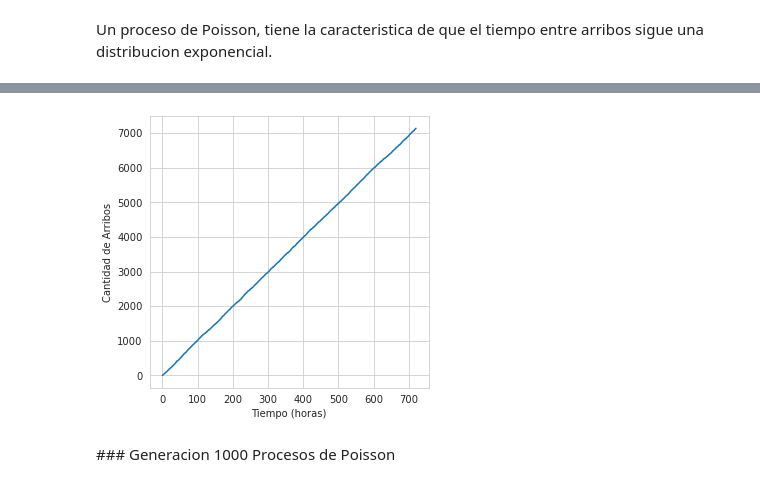
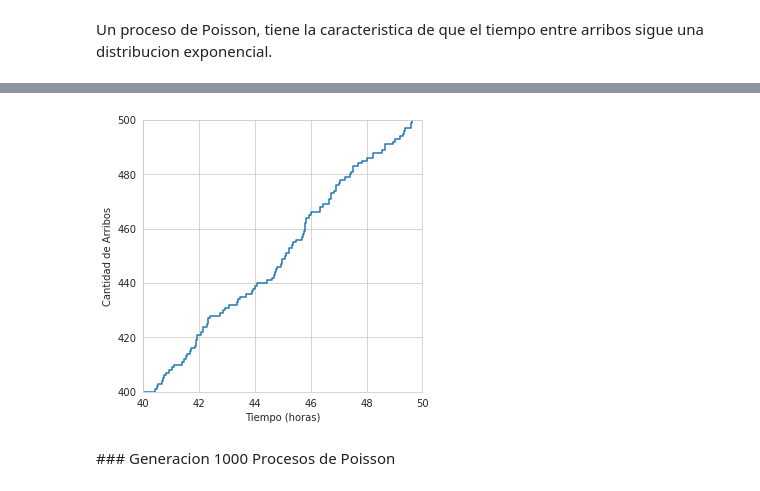
Before and after one commit to AlejandroDaneri/simulacion, a Jupyter notebook: Resolucion.ipynb, the cells around one changed output, grey strips where cells are left out. Saved outputs shown, nothing was run; the diff lists cells and outputs as text; code cells hidden in the pictures.

```diff
--- a/Resolucion.ipynb
+++ b/Resolucion.ipynb
@@ -718,10 +719,12 @@ plt.show()
 # %%
 plt.step(arrivals, range(len(arrivals)))
 plt.xlabel('Tiempo (horas)')
 plt.ylabel('Cantidad de Arribos')
+plt.xlim(40,50)
+plt.ylim(400,500)
 plt.show()
 # %% [output]
-[figure, old version]
+[figure, new version]
 # %% [markdown]
 ### Generacion 1000 Procesos de Poisson
 # %%
```
Also changed, not shown: parts of 85 cells of this notebook.
